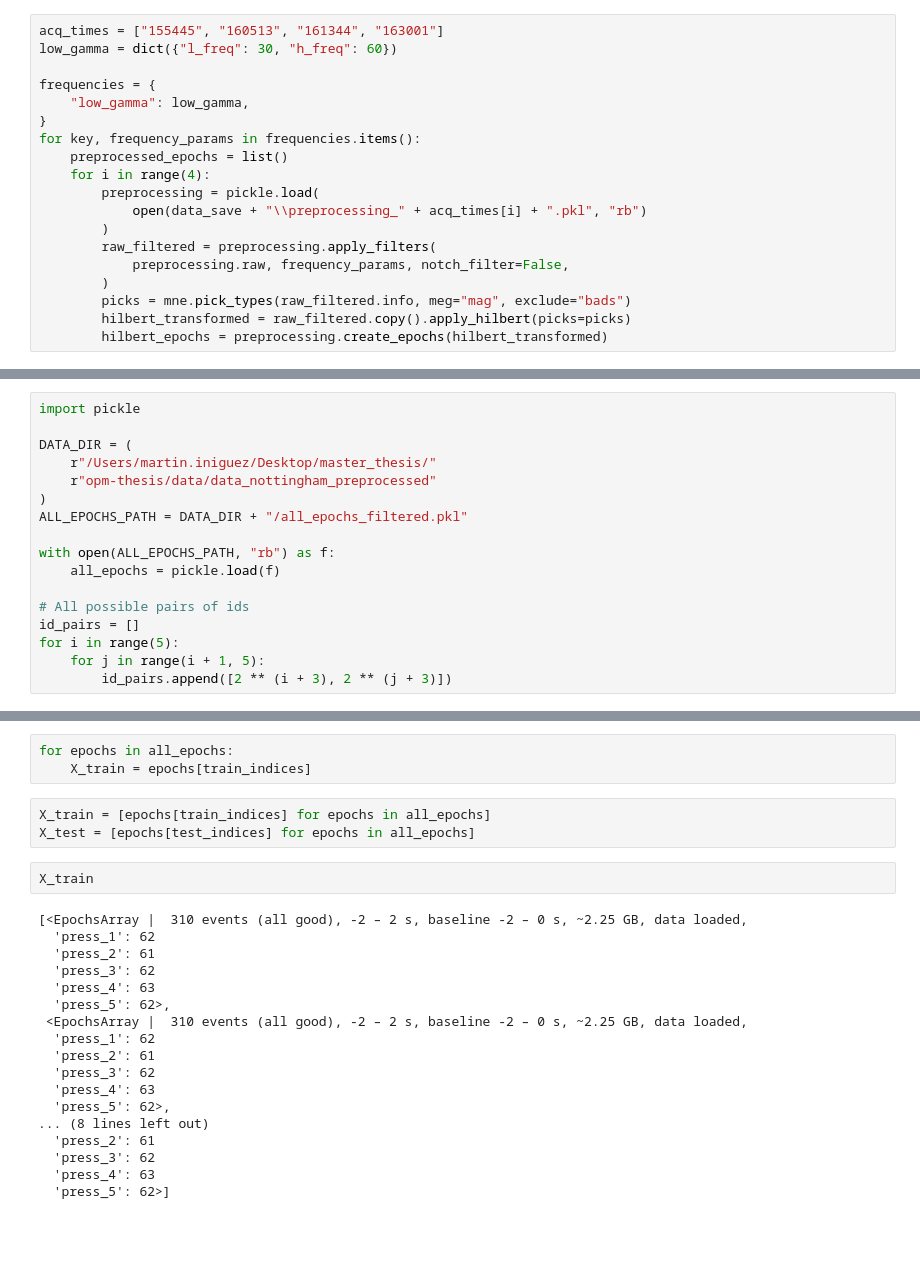
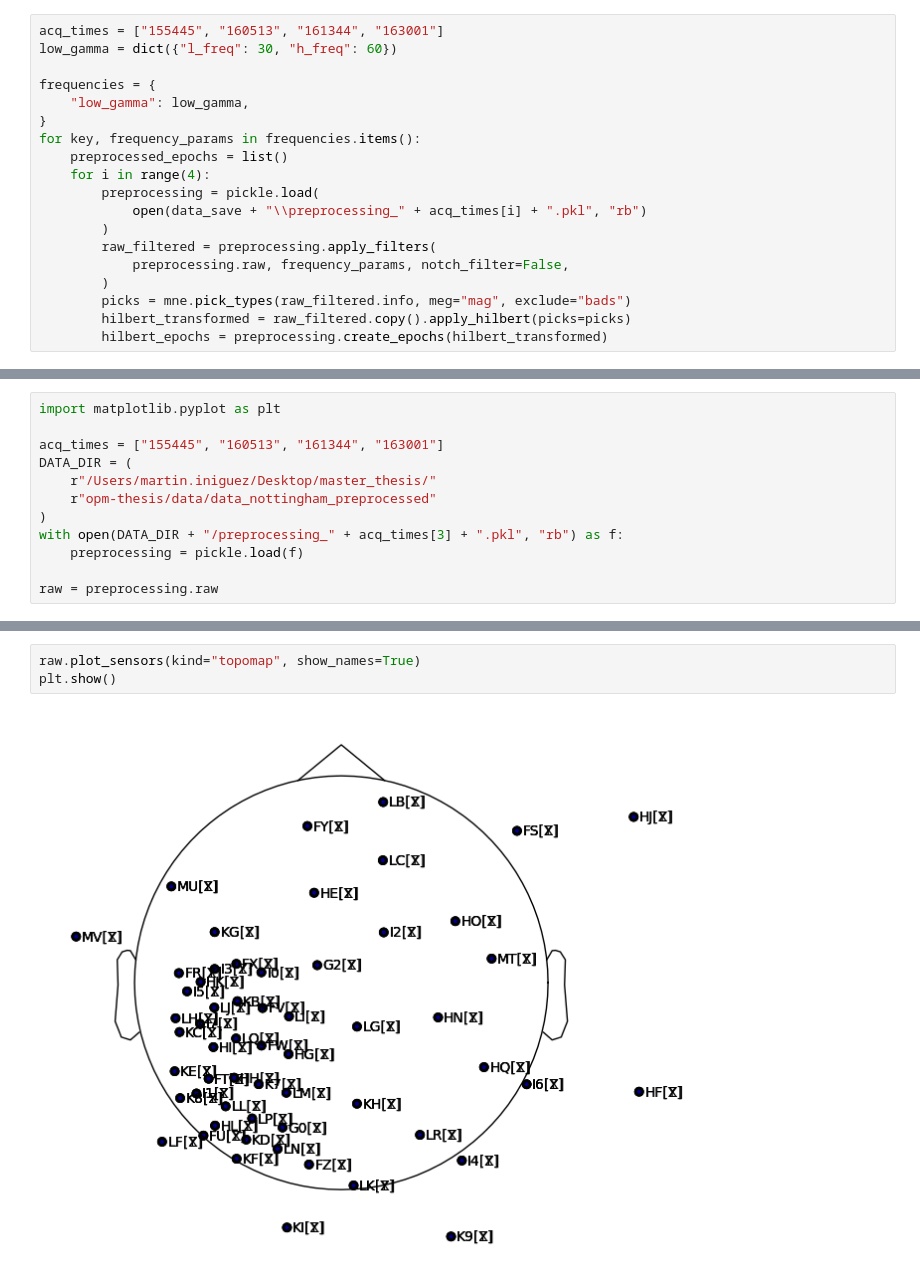
Before and after one commit to MarIniOnz/opm-thesis, a Jupyter notebook: notebooks/checking_data.ipynb, the cells around one changed output, grey strips where cells are left out. Saved outputs shown, nothing was run; the diff lists cells and outputs as text; blank space fills up the shorter version.

```diff
--- a/notebooks/checking_data.ipynb
+++ b/notebooks/checking_data.ipynb
@@ -71,17 +73,12 @@ for key, frequency_params in frequencies.items():
 # %%
-import pickle
+import matplotlib.pyplot as plt
 
+acq_times = ["155445", "160513", "161344", "163001"]
 DATA_DIR = (
     r"/Users/martin.iniguez/Desktop/master_thesis/"
     r"opm-thesis/data/data_nottingham_preprocessed"
 )
-ALL_EPOCHS_PATH = DATA_DIR + "/all_epochs_filtered.pkl"
+with open(DATA_DIR + "/preprocessing_" + acq_times[3] + ".pkl", "rb") as f:
+    preprocessing = pickle.load(f)
 
-with open(ALL_EPOCHS_PATH, "rb") as f:
-    all_epochs = pickle.load(f)
-
-# All possible pairs of ids
-id_pairs = []
-for i in range(5):
-    for j in range(i + 1, 5):
-        id_pairs.append([2 ** (i + 3), 2 ** (j + 3)])
+raw = preprocessing.raw
@@ -106,26 +85,5 @@ train_indices, test_indices = train_test_split(
-# %%
-for epochs in all_epochs:
-    X_train = epochs[train_indices]
-# %%
-X_train = [epochs[train_indices] for epochs in all_epochs]
-X_test = [epochs[test_indices] for epochs in all_epochs]
-# %%
-X_train
-# %% [output]
-[<EpochsArray |  310 events (all good), -2 – 2 s, baseline -2 – 0 s, ~2.25 GB, data loaded,
-  'press_1': 62
-  'press_2': 61
-  'press_3': 62
-  'press_4': 63
-  'press_5': 62>,
- <EpochsArray |  310 events (all good), -2 – 2 s, baseline -2 – 0 s, ~2.25 GB, data loaded,
-  'press_1': 62
-  'press_2': 61
-  'press_3': 62
-  'press_4': 63
-  'press_5': 62>,
-... (8 lines left out)
-  'press_2': 61
-  'press_3': 62
-  'press_4': 63
-  'press_5': 62>]
+# %%
+raw.plot_sensors(kind="topomap", show_names=True)
+plt.show()
+# %% [output]
+[figure, added]
```
Also changed, not shown: parts of 7 cells of this notebook, 9 other files.
